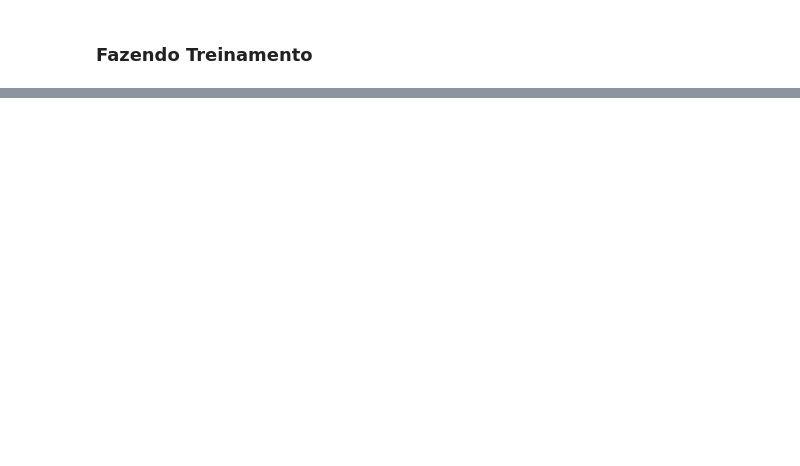
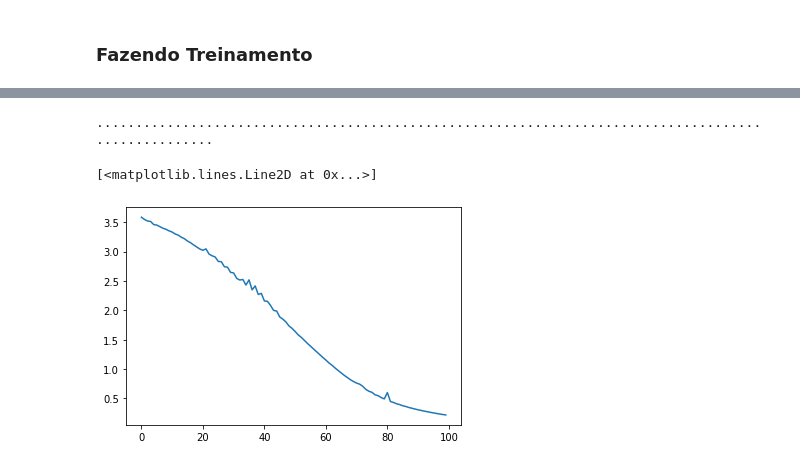
Before and after one commit to Sousa83/estudos-ia, a Jupyter notebook: tensorflow/translater.ipynb, the cells around one changed output, grey strips where cells are left out. Drawn from its saved outputs; the diff is of its cells as text; code cells hidden in the pictures; blank space fills up the shorter version.

```diff
--- a/tensorflow/translater.ipynb
+++ b/tensorflow/translater.ipynb
@@ -323,14 +361,17 @@ class BahadanauAttention(tf.keras.layers.Layer):
 # %% [markdown]
 ### Testando a camada de atenção
 # %%
-attention_layer = BahadanauAttention(units)
+attention_layer = BahdanauAttention(units)
 print((example_tokens != 0).shape)
 
 #Este é um exemplo de consulta que o decodificador fará
 example_attention_query = tf.random.normal(shape=[len(example_tokens), 2, 10])
 
 #
-context_vector, attention_weights = attention_layer(query=example_attention_query, value=example_enc_output, mask=(example_tokens != 0))
+context_vector, attention_weights = attention_layer(
+    query=example_attention_query,
+    value=example_enc_output,
+    mask=(example_tokens != 0))
 
 print(f'Shape do resultado do vetor de atenção: {context_vector.shape}')
 print(f'Shape dos pesos retornados da camada de atenção: {attention_weights.shape}')
@@ -589,13 +684,14 @@ class TrainTranslator(tf.keras.Model):
 # %% [markdown]
 ### Fazendo Treinamento
 # %%
+# Instanciando a classe de treino
 translator = TrainTranslator(
     embedding_dim, units,
     input_text_processor=input_text_processor,
     output_text_processor=output_text_processor,
-    use_tf_function=False
-)
+    use_tf_function=False)
 
+# Configurando a perda e otimizador
 translator.compile(
     optimizer=tf.optimizers.Adam(),
     loss=MaskedLoss(),
@@ -619,0 +716,11 @@ perda: {'batch_loss': <tf.Tensor: shape=(), dtype=float32, numpy=3.9514656>}
+# %%
+@tf.function(input_signature=[[tf.TensorSpec(dtype=tf.string, shape=[None]),
+                               tf.TensorSpec(dtype=tf.string, shape=[None])]])
+
+def _tf_train_step(self, inputs):
+  return self._train_step(inputs)
+
+TrainTranslator._tf_train_step = _tf_train_step
+translator.use_tf_function = True
+
+translator.train_step([example_input_batch, example_target_batch])
@@ -619,0 +729,4 @@ perda: {'batch_loss': <tf.Tensor: shape=(), dtype=float32, numpy=3.9514656>}
+# %%
+for n in range(10):
+  print(translator.train_step([example_input_batch, example_target_batch]))
+print()
@@ -619,0 +744,15 @@ perda: {'batch_loss': <tf.Tensor: shape=(), dtype=float32, numpy=3.9514656>}
+# %%
+#Gráfico de perda
+
+losses = []
+for n in range(100):
+  print('.', end='')
+  logs = translator.train_step([example_input_batch, example_target_batch])
+  losses.append(logs['batch_loss'].numpy())
+
+print()
+plt.plot(losses)
+# %% [output]
+....................................................................................................
+[<matplotlib.lines.Line2D at 0x...>]
+[figure, added]
```
Also changed, not shown: parts of 42 cells of this notebook.
